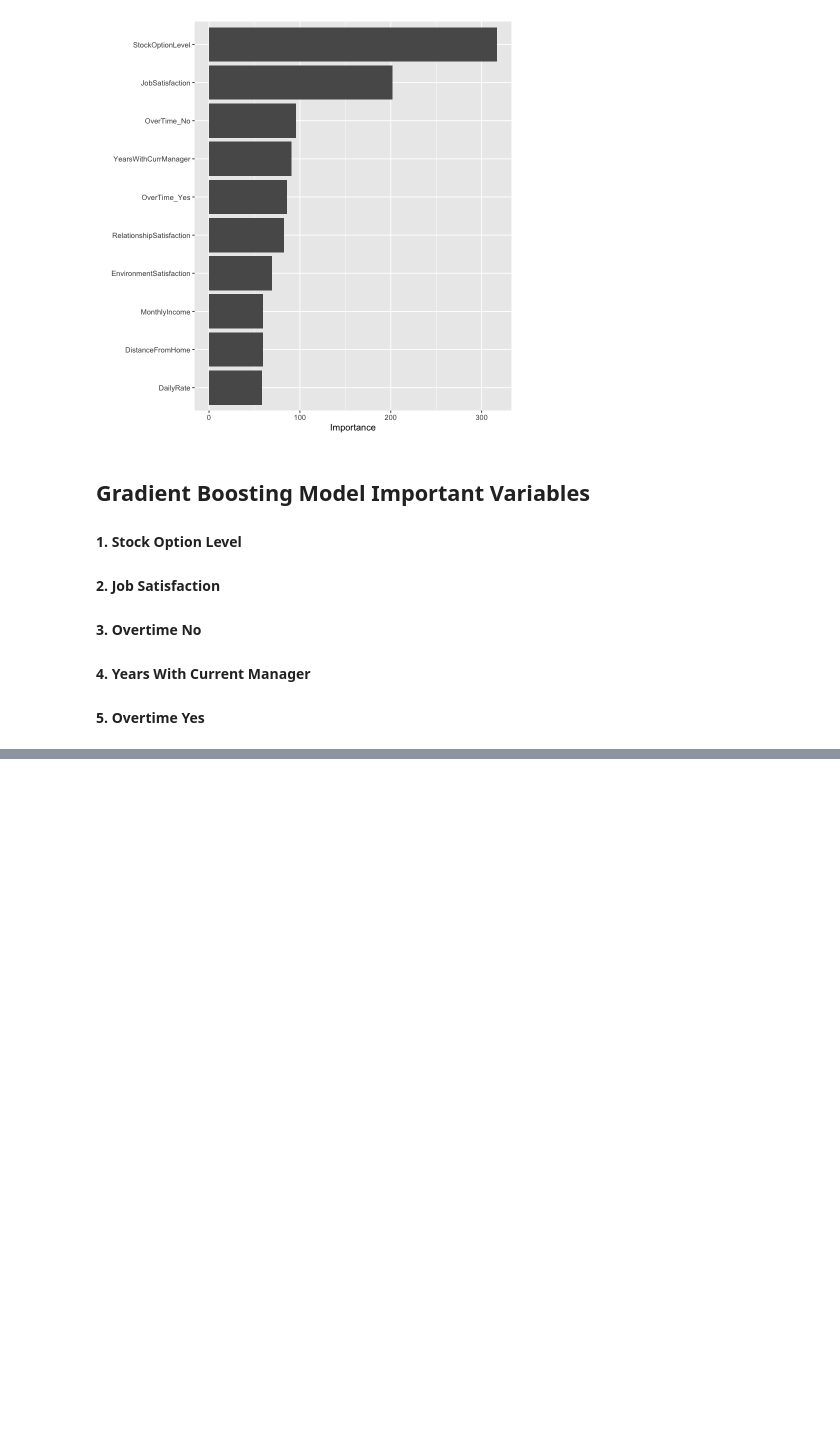
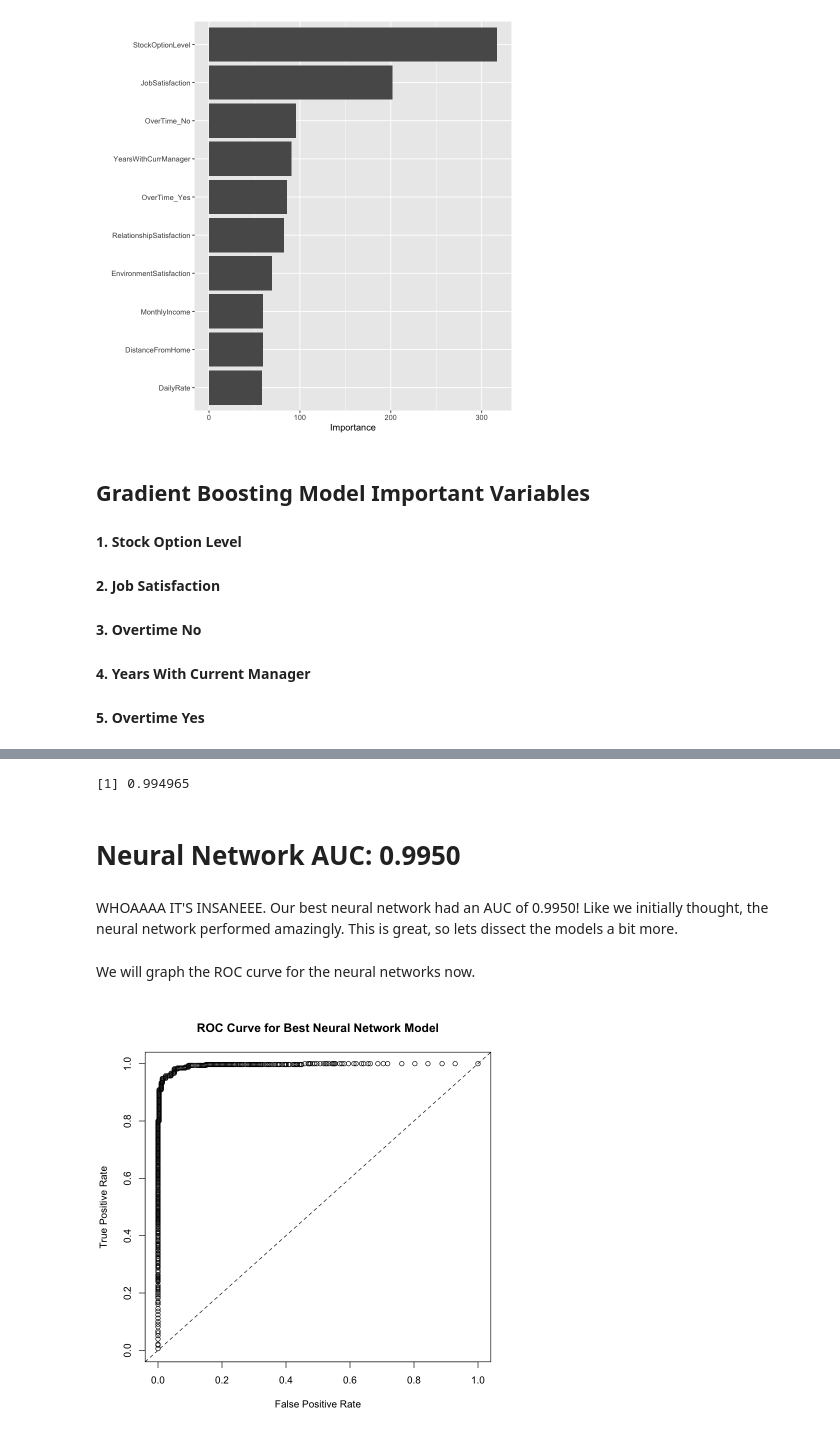
Before and after one commit to NaveenM12/DataChallenge_IBM_Employees, a Jupyter notebook: R_Models/R_Attrition_Models.ipynb, the cells around one changed output, grey strips where cells are left out. Drawn from its saved outputs; the diff is of its cells as text; code cells hidden in the pictures; blank space fills up the shorter version.

```diff
--- a/R_Models/R_Attrition_Models.ipynb
+++ b/R_Models/R_Attrition_Models.ipynb
@@ -311,0 +349,4 @@ vip::vip(models_gbm_best)
+# %%
+# now we will extract the best model
+models_dl_sort <- h2o.getGrid(grid_id = "grd_dl", sort_by = "auc", decreasing = TRUE)
+models_dl_best <- h2o.getModel(models_dl_sort@model_ids[[1]])
@@ -311,0 +356,17 @@ vip::vip(models_gbm_best)
+# %%
+# Gets the AUC metric for the best neural network model
+models_dl_best@model$validation_metrics@metrics$AUC
+# %% [output]
+[1] 0.994965
+# %% [markdown]
+# Neural Network AUC: 0.9950
+# %% [markdown]
+WHOAAAA IT'S INSANEEE. Our best neural network had an AUC of 0.9950! Like we initially thought, the neural network performed amazingly. This is great, so lets dissect the models a bit more.
+# %% [markdown]
+We will graph the ROC curve for the neural networks now.
+# %%
+# Creates the ROC curve
+perf_dl_best <- h2o.performance(models_dl_best, valid)
+plot(perf_dl_best, type="roc", main="ROC Curve for Best Neural Network Model")
+# %% [output]
+[figure, added]
```
Also changed, not shown: parts of 29 cells of this notebook.
